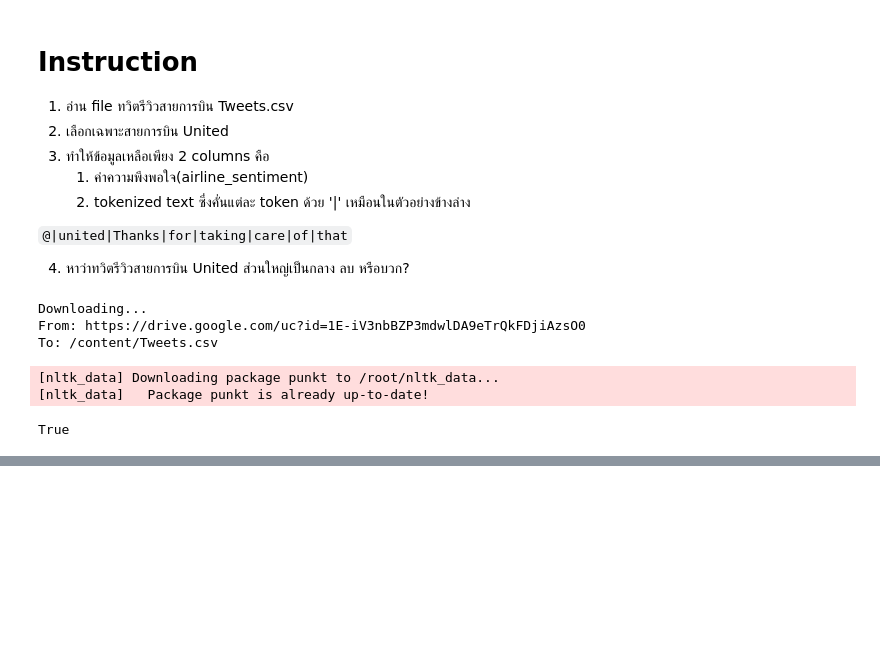
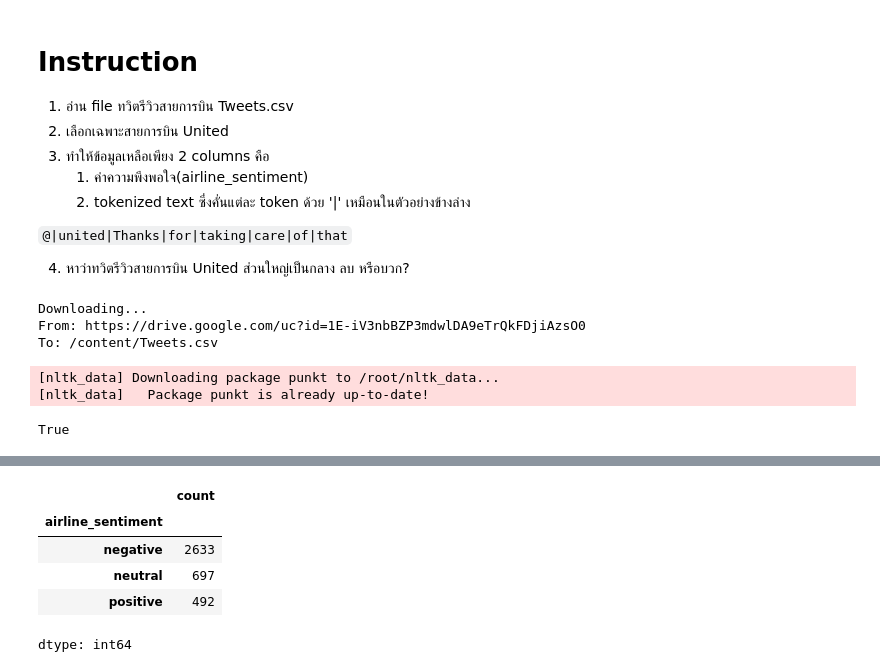
Before and after one commit to dhanavadh/NLP_2024, a Jupyter notebook: Lab_1_Text_processing.ipynb, the cells around one changed output, grey strips where cells are left out. Saved outputs shown, nothing was run; the diff lists cells and outputs as text; code cells hidden in the pictures; blank space fills up the shorter version.

```diff
--- a/Lab_1_Text_processing.ipynb
+++ b/Lab_1_Text_processing.ipynb
@@ -48,4 +40,3 @@ united.head()
 # %%
-united = united[['airline_sentiment']]
 united.head()
 # %% [output]
@@ -57,0 +49,9 @@ united.head()
+# %%
+united.airline_sentiment.value_counts()
+# %% [output]
+|  | count |
+| airline_sentiment |  |
+| negative | 2633 |
+| neutral | 697 |
+| positive | 492 |
+dtype: int64
```
Also changed, not shown: parts of 3 cells of this notebook.
